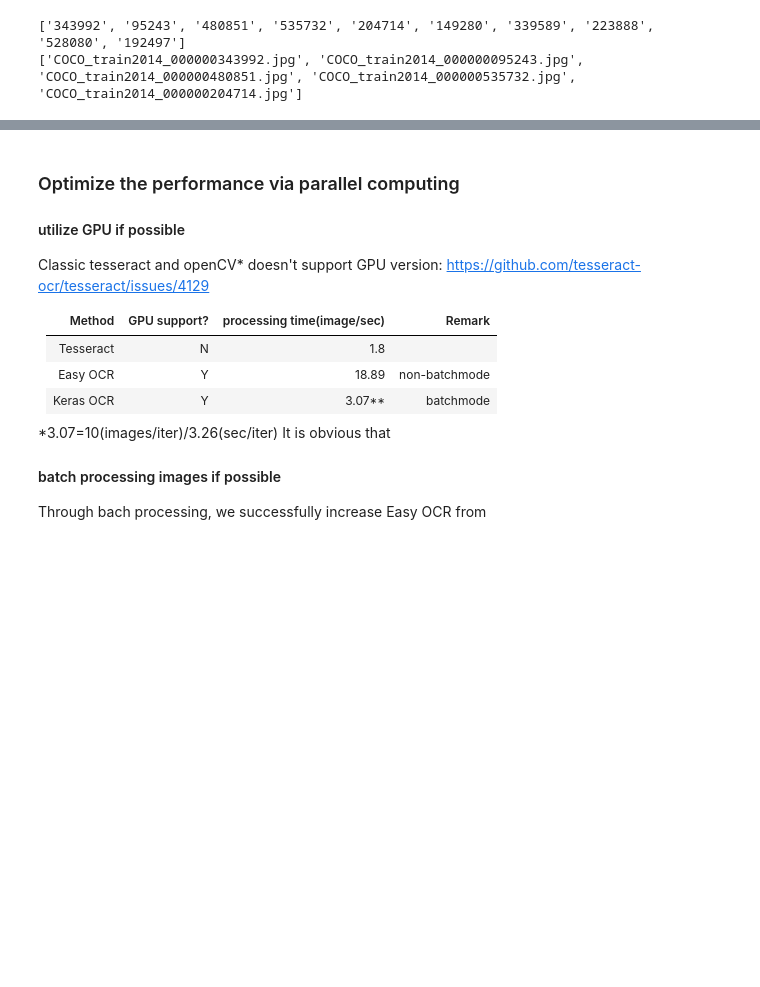
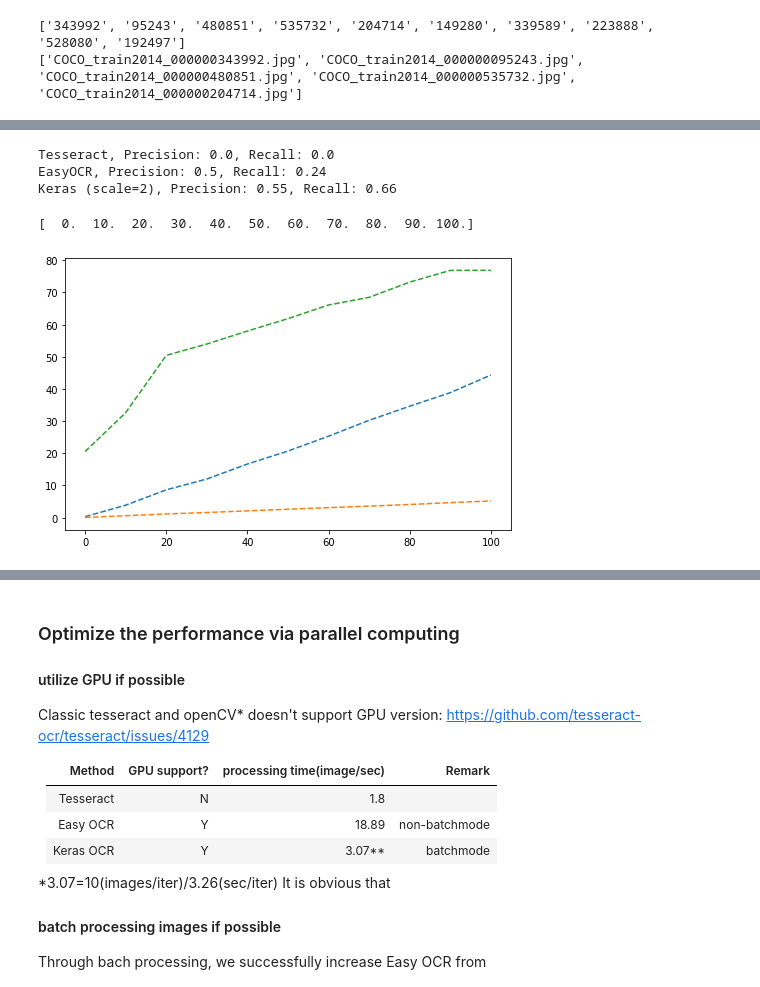
Before and after one commit to daiqing2009/APP-project, a Jupyter notebook: ocr-performance-analysis-on-license-plates.ipynb, the cells around one changed output, grey strips where cells are left out. Drawn from its saved outputs; the diff is of its cells as text; code cells hidden in the pictures; blank space fills up the shorter version.

Commit message:
Kaggle Notebook | OCR Performance Analysis on LICENSE PLATES | annotation version

```diff
--- a/ocr-performance-analysis-on-license-plates.ipynb
+++ b/ocr-performance-analysis-on-license-plates.ipynb
@@ -357,14 +357,15 @@ gc.collect()
 CocoText is a well-recognized benchmark to analyze the accuracy and efficiency of OCRs.
 We will use
 # %%
+# loading the coco-text dataset
 import os
+benchmarking_dir = './benchmarking/cocotext'
+os.makedirs(benchmarking_dir, exist_ok=True)
 import keras_ocr
-benchmarking_dir = './benchmarking'
-os.makedirs(benchmarking_dir, exist_ok=True)
 dataset, (labels, images_dir) = keras_ocr.datasets.get_cocotext_recognizer_dataset(
     split='val',
     cache_dir='.',
-    limit=200,
+    limit=100,
     return_raw_labels=True,
     legible_only=False,
     english_only=False
@@ -429,3 +514,66 @@ box= [-15  79  40  96] &conf= 0.8988178
+# %%
+import numpy as np
+import string
+
+ground_truth_annotations = {
+    filename: [
+        {
+            'vertices': np.array(ann['mask']).reshape(-1, 2),
+            'text': ann['utf8_string'],
+            'ignore': (
+                ann['language'] != 'english' or
+                ann['legibility'] != 'legible'
+            )
+        } for ann in [labels['anns'][str(annIdx)] for annIdx in labels['imgToAnns'][val_ids[id_index]]]
+    ]
+    for id_index, filename in enumerate(val_filenames)
+}
+score_kwargs = {
+    'iou_threshold': 0.4,
+    'similarity_threshold': 0.5,
+    'translator': str.maketrans(string.ascii_uppercase, string.ascii_lowercase, string.punctuation),
+    'true': ground_truth_annotations
+}
+
+for provider, annotations_file in [
+    ('Tesseract', 'tess_annotations.json'),
+    ('EasyOCR', 'easyocr_annotations.json'),
+    ('Keras (scale=2)', 'keras_ocr_annotations_scale_2.json'),
+]:
+    with open(os.path.join(benchmarking_dir, annotations_file), 'r') as f:
+        annotations = json.loads(f.read())
+    results, (precision, recall) = keras_ocr.evaluation.score(pred=annotations, **score_kwargs)
+    print(f'{provider}, Precision: {round(precision, 2)}, Recall: {round(recall, 2)}')
+# %% [output]
+Tesseract, Precision: 0.0, Recall: 0.0
+EasyOCR, Precision: 0.5, Recall: 0.24
+Keras (scale=2), Precision: 0.55, Recall: 0.66
+# %%
+# plot performance along iterations
+import matplotlib.pyplot as plt
+import numpy as np
+
+# stat_tess = {0:0,50:2.51,100:4.83,150:7.77,200:12.88}
+# stat_easy = {0:0,50:15,100:37,150:66,200:112}
+
+x = np.linspace(0, 100, 11)
+print(x)
+y_tess = [tess_timer[ix] for ix in x]
+# # print(y)
+y_easy = [easy_timer[ix] for ix in x]
+
+y_keras = [keras_timer[ix] for ix in x]
+
+plt.figure(num = 3, figsize=(8, 5))
+# TODO: show name and unit of x and y ax
+# TODO: show captions
+plt.plot(x, y_tess, linestyle='dashed')
+plt.plot(x, y_easy, linestyle='dashed')
+plt.plot(x, y_keras, linestyle='dashed')
+plt.show()
+# %% [output]
+[  0.  10.  20.  30.  40.  50.  60.  70.  80.  90. 100.]
+[figure, added]
 # %%
 import gc
 gc.collect()
```
Also changed, not shown: parts of 19 cells of this notebook.
